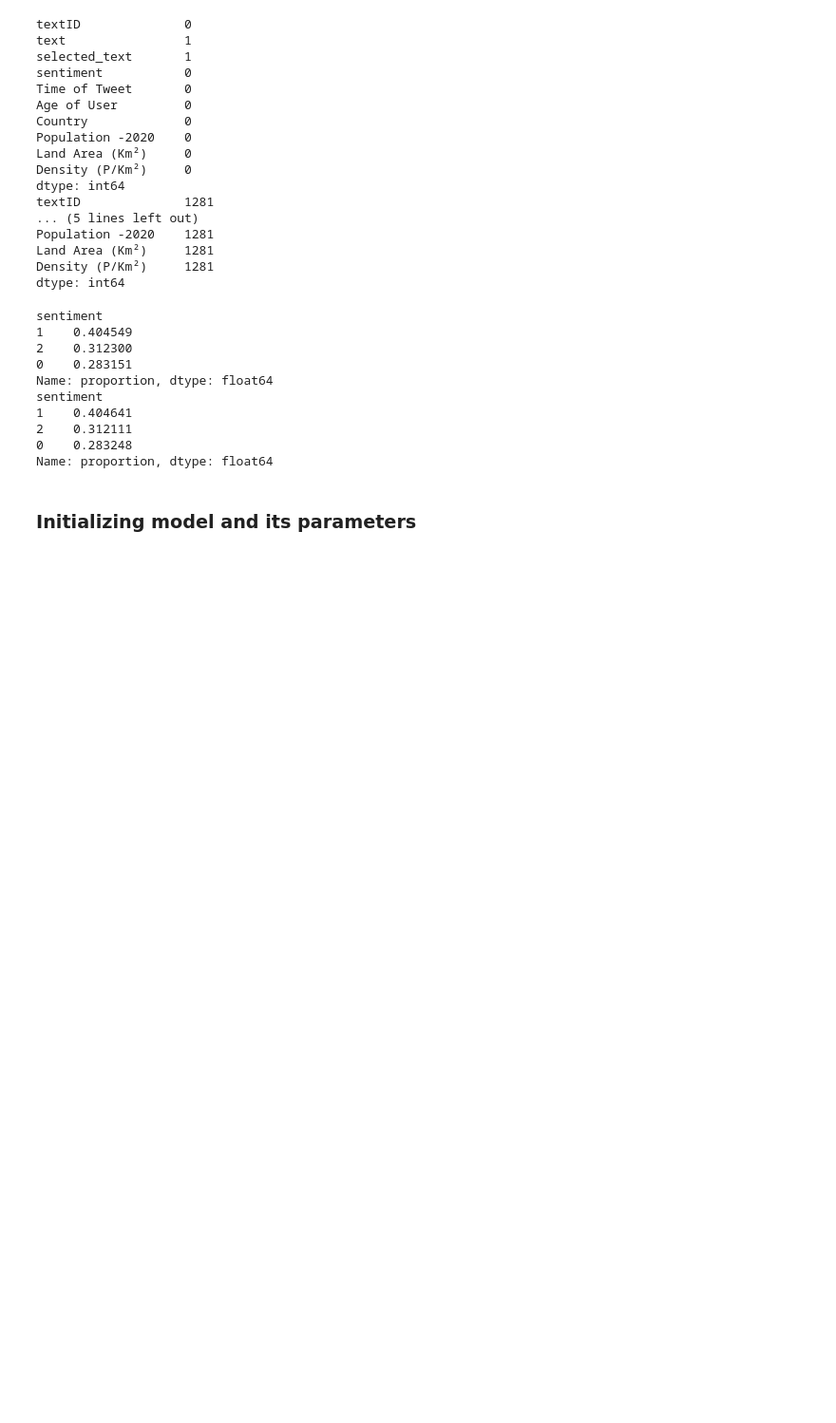
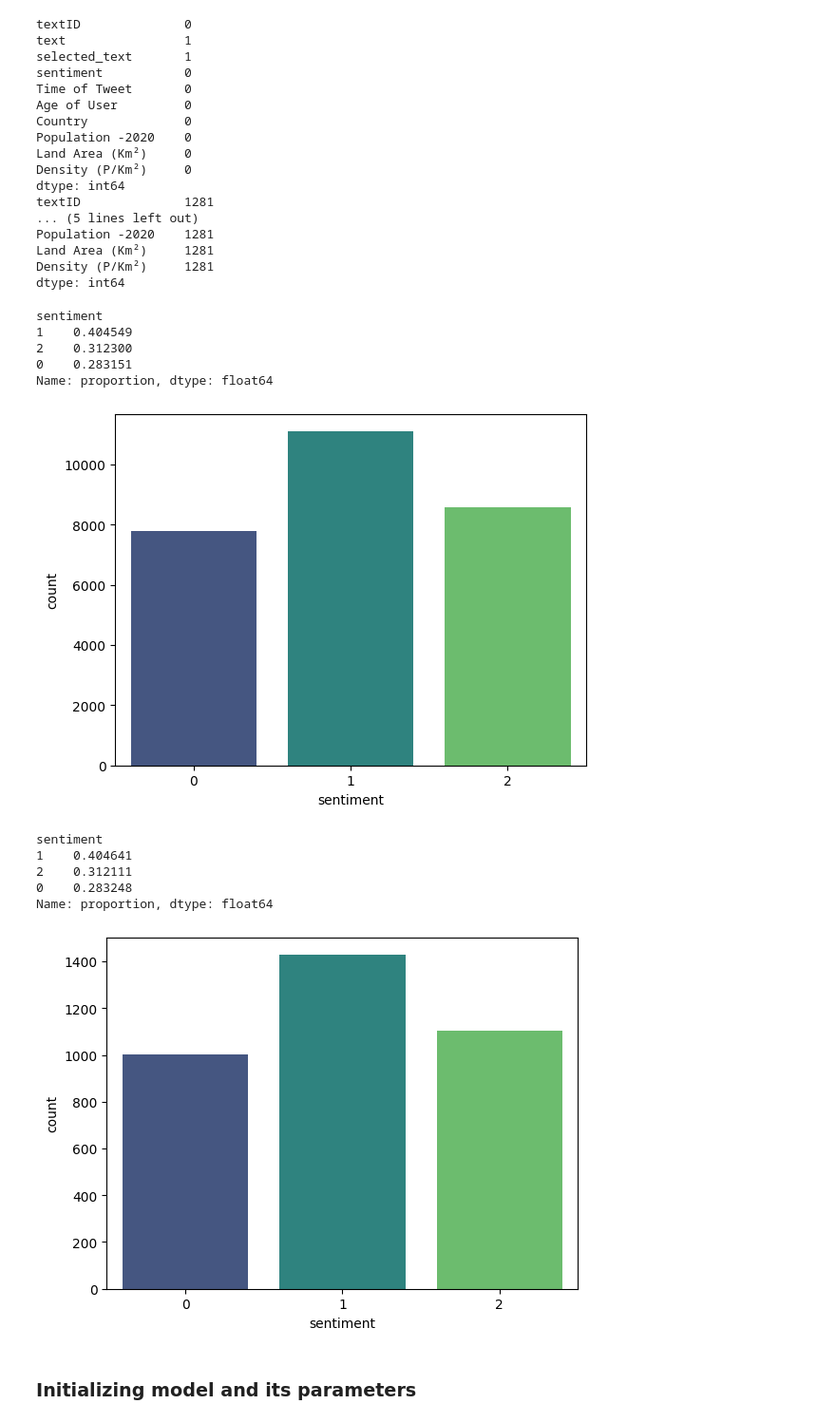
Before and after one commit to rauni-iitr/Sentence-Classification-transformers-and-torch-training, a Jupyter notebook: sent_classification_torch.ipynb, the cells around one changed output. Shown at 95% size. Saved outputs shown, nothing was run; the diff lists cells and outputs as text; code cells hidden in the pictures; blank space fills up the shorter version.

```diff
--- a/sent_classification_torch.ipynb
+++ b/sent_classification_torch.ipynb
@@ -24,6 +22,6 @@ os.getcwd()
 # %%
-train = pd.read_csv('../data_source/train.csv', encoding='unicode_escape')
-test = pd.read_csv('../data_source/test.csv', encoding='unicode_escape')
+train = pd.read_csv('./data_source/train.csv', encoding='unicode_escape')
+test = pd.read_csv('./data_source/test.csv', encoding='unicode_escape')
 
 display(train.head(2))
 display(test.head(2))
@@ -72,18 +70,25 @@ test['sentiment'] = test['sentiment'].apply(lambda x: sentiment_label[x])
 # %%
 ## distribution of classes to predict for classification is uniform in train and test set
 print(train['sentiment'].value_counts(normalize=True))
+sns.countplot(x='sentiment', data=train, palette='viridis')
+plt.show()
+
 print(test['sentiment'].value_counts(normalize=True))
+sns.countplot(x='sentiment', data=test, palette='viridis')
+plt.show()
 # %% [output]
 sentiment
 1    0.404549
 2    0.312300
 0    0.283151
 Name: proportion, dtype: float64
-sentiment
-1    0.404641
-2    0.312111
-0    0.283248
-Name: proportion, dtype: float64
+[figure, added]
+sentiment
+1    0.404641
+2    0.312111
+0    0.283248
+Name: proportion, dtype: float64
+[figure, added]
 # %%
 model_ckpt = 'distilbert/distilbert-base-uncased'
 
```
Also changed, not shown: parts of 7 cells of this notebook.
